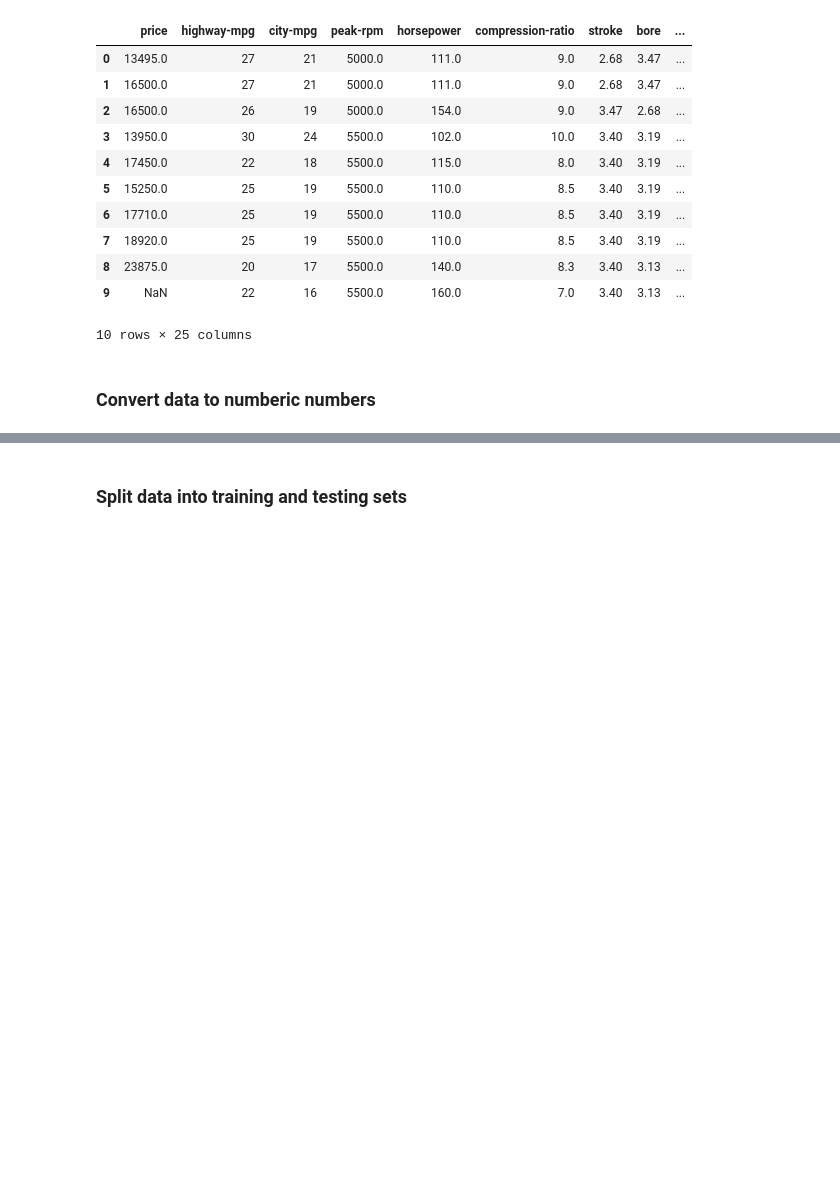
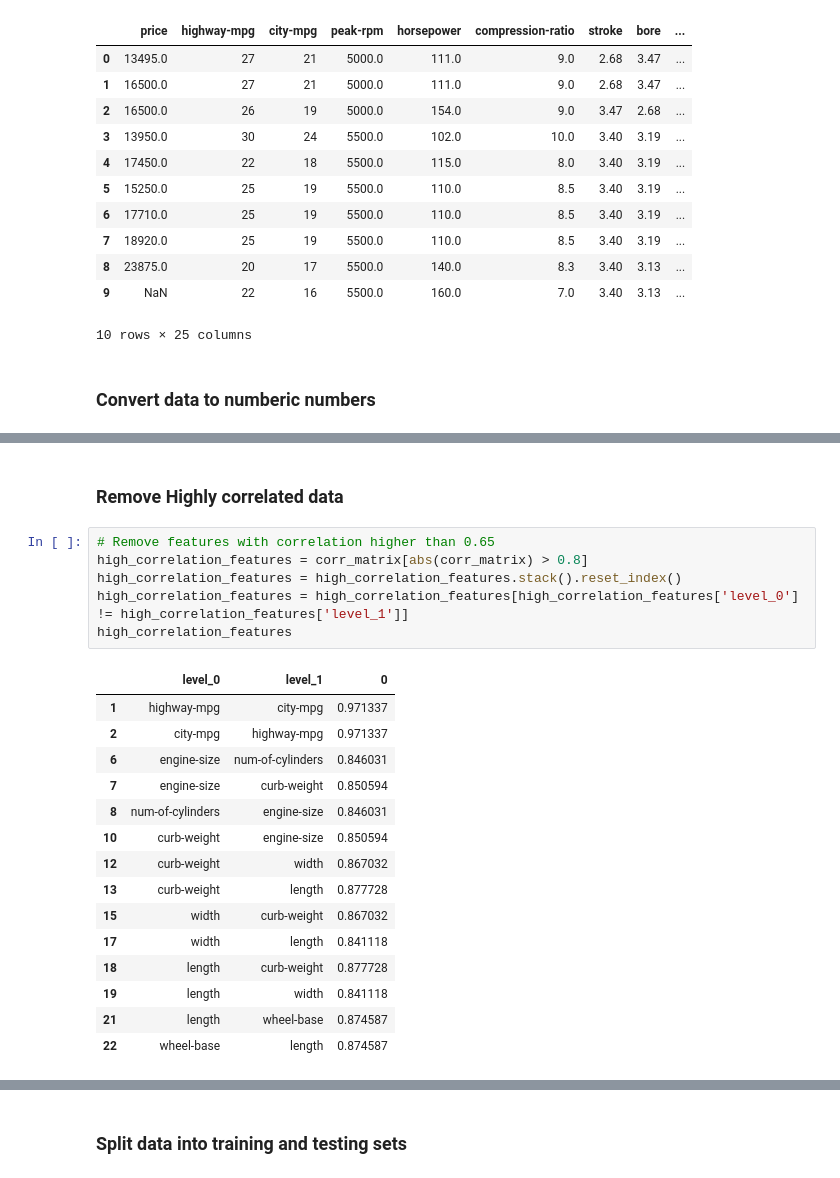
Before and after one commit to Suraj6E/ModelOptimization, a Jupyter notebook: Regression.ipynb, the cells around one changed output, grey strips where cells are left out. Drawn from its saved outputs; the diff is of its cells as text; blank space fills up the shorter version.

```diff
--- a/Regression.ipynb
+++ b/Regression.ipynb
@@ -101,0 +102,24 @@ plt.show()
+# %% [markdown]
+### Remove Highly correlated data
+# %%
+# Remove features with correlation higher than 0.65
+high_correlation_features = corr_matrix[abs(corr_matrix) > 0.8]
+high_correlation_features = high_correlation_features.stack().reset_index()
+high_correlation_features = high_correlation_features[high_correlation_features['level_0'] != high_correlation_features['level_1']]
+high_correlation_features
+# %% [output]
+|  | level_0 | level_1 | 0 |
+| 1 | highway-mpg | city-mpg | 0.971337 |
+| 2 | city-mpg | highway-mpg | 0.971337 |
+| 6 | engine-size | num-of-cylinders | 0.846031 |
+| 7 | engine-size | curb-weight | 0.850594 |
+| 8 | num-of-cylinders | engine-size | 0.846031 |
+| 10 | curb-weight | engine-size | 0.850594 |
+| 12 | curb-weight | width | 0.867032 |
+| 13 | curb-weight | length | 0.877728 |
+| 15 | width | curb-weight | 0.867032 |
+| 17 | width | length | 0.841118 |
+| 18 | length | curb-weight | 0.877728 |
+| 19 | length | width | 0.841118 |
+| 21 | length | wheel-base | 0.874587 |
+| 22 | wheel-base | length | 0.874587 |
```
Also changed, not shown: parts of 11 cells of this notebook.
